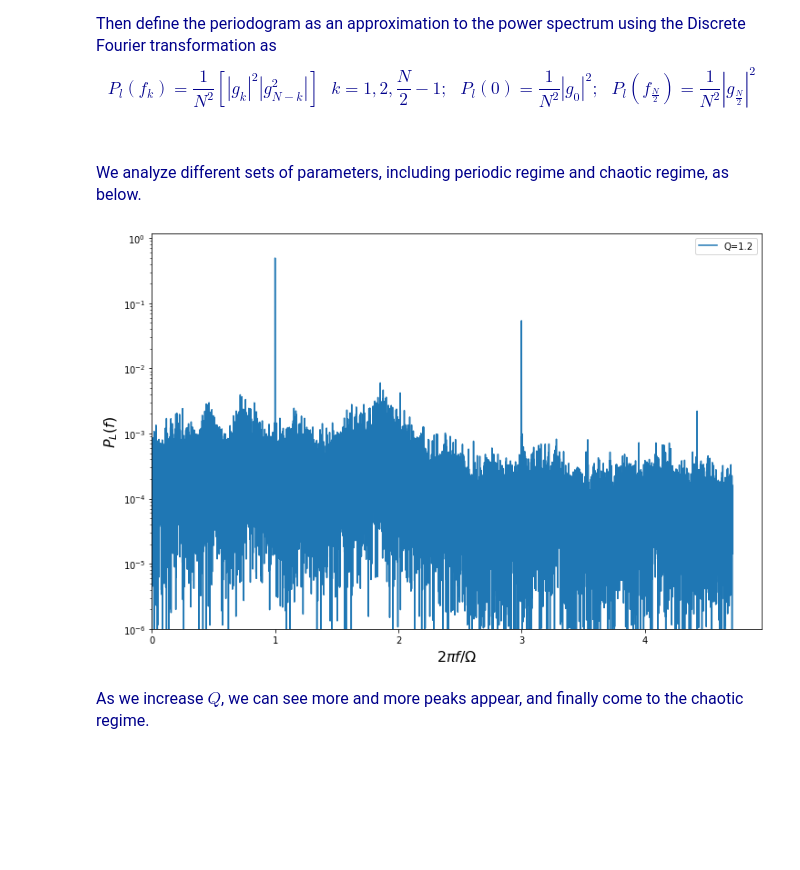
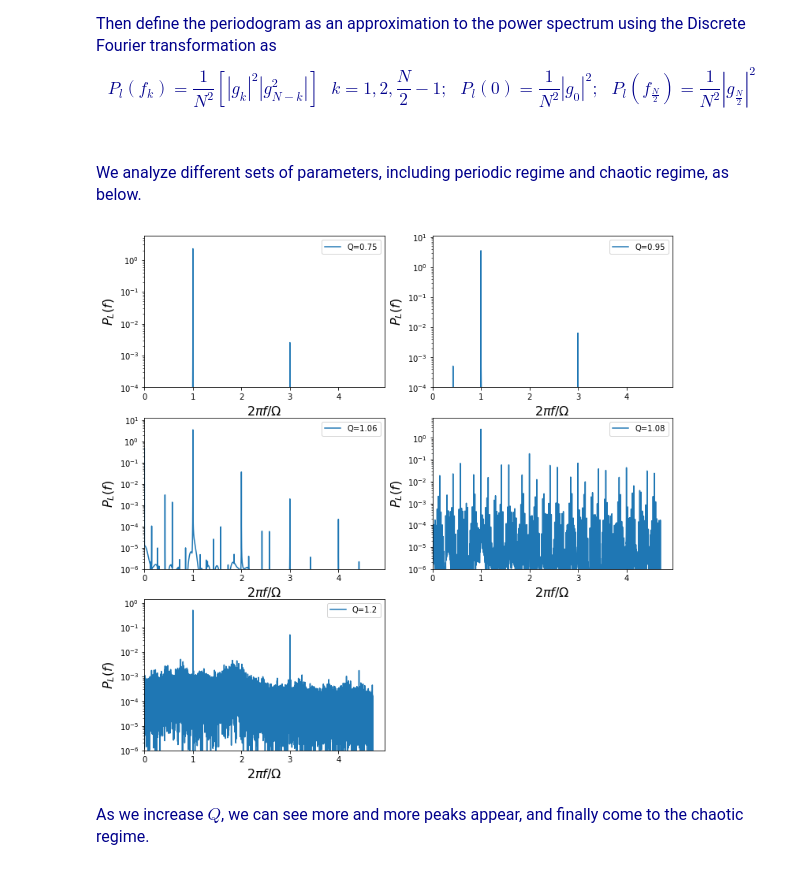
Before and after one commit to hylu666/hku-physics4150, a Jupyter notebook: Solving_Differential_Equations/Differential_Equations_2_Chaotic_Driven_Pendulum.ipynb, the cells around one changed output. Saved outputs shown, nothing was run; the diff lists cells and outputs as text; code cells hidden in the pictures; blank space fills up the shorter version.

```diff
--- a/Solving_Differential_Equations/Differential_Equations_2_Chaotic_Driven_Pendulum.ipynb
+++ b/Solving_Differential_Equations/Differential_Equations_2_Chaotic_Driven_Pendulum.ipynb
@@ -340,8 +340,8 @@ P_list4[int(N_here1/2)]=fftl4[int(N_here1/2)]**2/(N_here1**2)
 for i in range(1,int(N_here1/2)):
     P_list4[i]=(fftl4[i]**2+fftl4[N_here1-i]**2)/(N_here1**2)
 # %%
-plt.figure(figsize=(12,8))
-plt.subplot(221)
+plt.figure(figsize=(12,12))
+plt.subplot(321)
 plt.plot(3*np.pi*np.arange(len(P_list))/N_here,P_list,label='Q=0.75')
 plt.semilogy()
 plt.ylim(0.0001,)
@@ -350,7 +350,7 @@ plt.xlabel(r"$2\pi f/\Omega$",size=16)
 plt.ylabel(r"$P_L(f)$",size=16)
 plt.legend()
 
-plt.subplot(222)
+plt.subplot(322)
 plt.plot(3*np.pi*np.arange(len(P_list1))/N_here,P_list1,label='Q=0.95')
 plt.semilogy()
 plt.ylim(0.0001,)
@@ -358,36 +358,36 @@ plt.xlim(0,)
 plt.xlabel(r"$2\pi f/\Omega$",size=16)
 plt.ylabel(r"$P_L(f)$",size=16)
 plt.legend()
 
-plt.subplot(223)
+plt.subplot(323)
 plt.plot(3*np.pi*np.arange(len(P_list2))/N_here1,P_list2,label='Q=1.06')
 plt.semilogy()
 plt.ylim(0.000001,)
 plt.xlim(0,)
 plt.xlabel(r"$2\pi f/\Omega$",size=16)
 plt.ylabel(r"$P_L(f)$",size=16)
 plt.legend()
 
-plt.subplot(224)
+plt.subplot(324)
 plt.plot(3*np.pi*np.arange(len(P_list3))/N_here1,P_list3,label='Q=1.08')
 plt.semilogy()
 plt.ylim(0.000001,)
 plt.xlim(0,)
 plt.xlabel(r"$2\pi f/\Omega$",size=16)
 plt.ylabel(r"$P_L(f)$",size=16)
 plt.legend()
 
-plt.subplot()
+plt.subplot(325)
 plt.plot(3*np.pi*np.arange(len(P_list4))/N_here1,P_list4,label='Q=1.2')
 plt.semilogy()
 plt.ylim(0.000001,)
 plt.xlim(0,)
 plt.xlabel(r"$2\pi f/\Omega$",size=16)
 plt.ylabel(r"$P_L(f)$",size=16)
 plt.legend()
 
 plt.show()
 # %% [output]
-[figure, old version]
+[figure, new version]
 # %% [markdown]
 <font  face=Times color=darkblue size=3> As we increase $Q$, we can see more and more peaks appear, and finally come to the chaotic regime.
```
